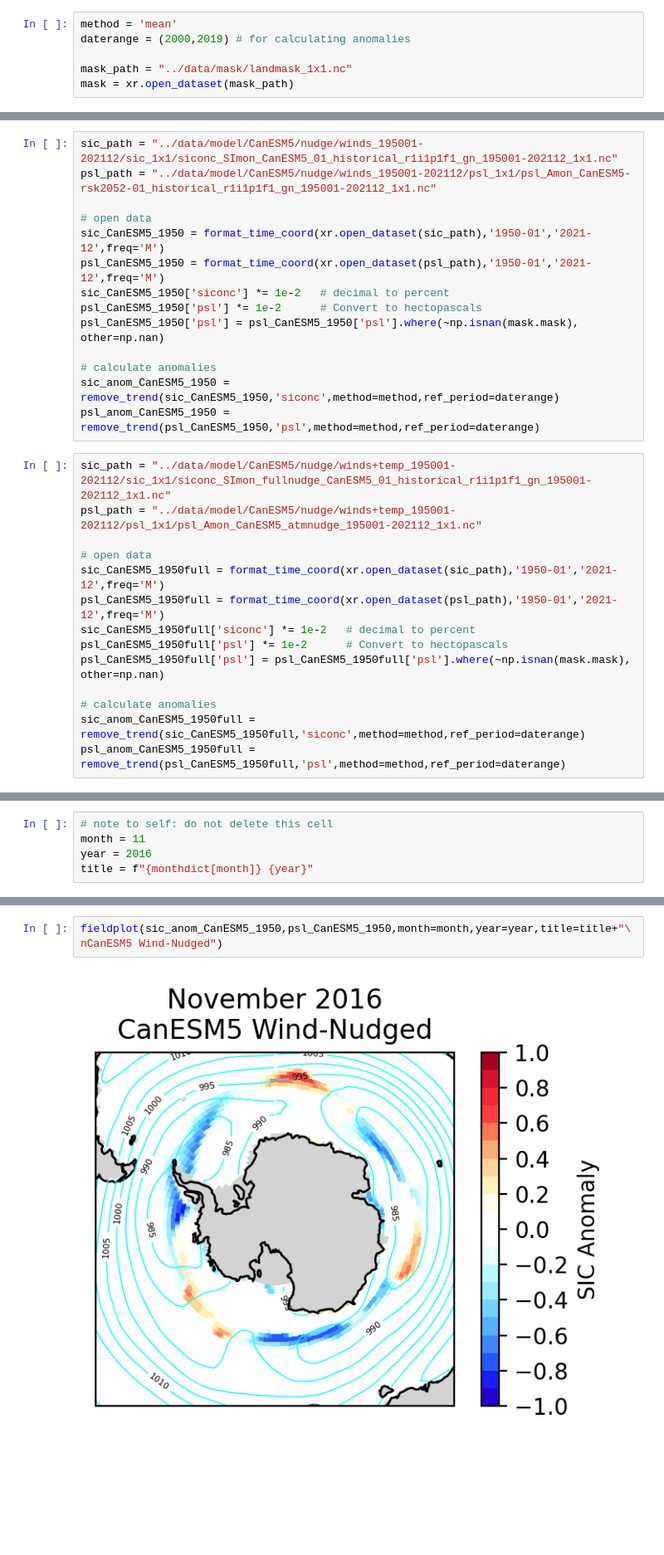
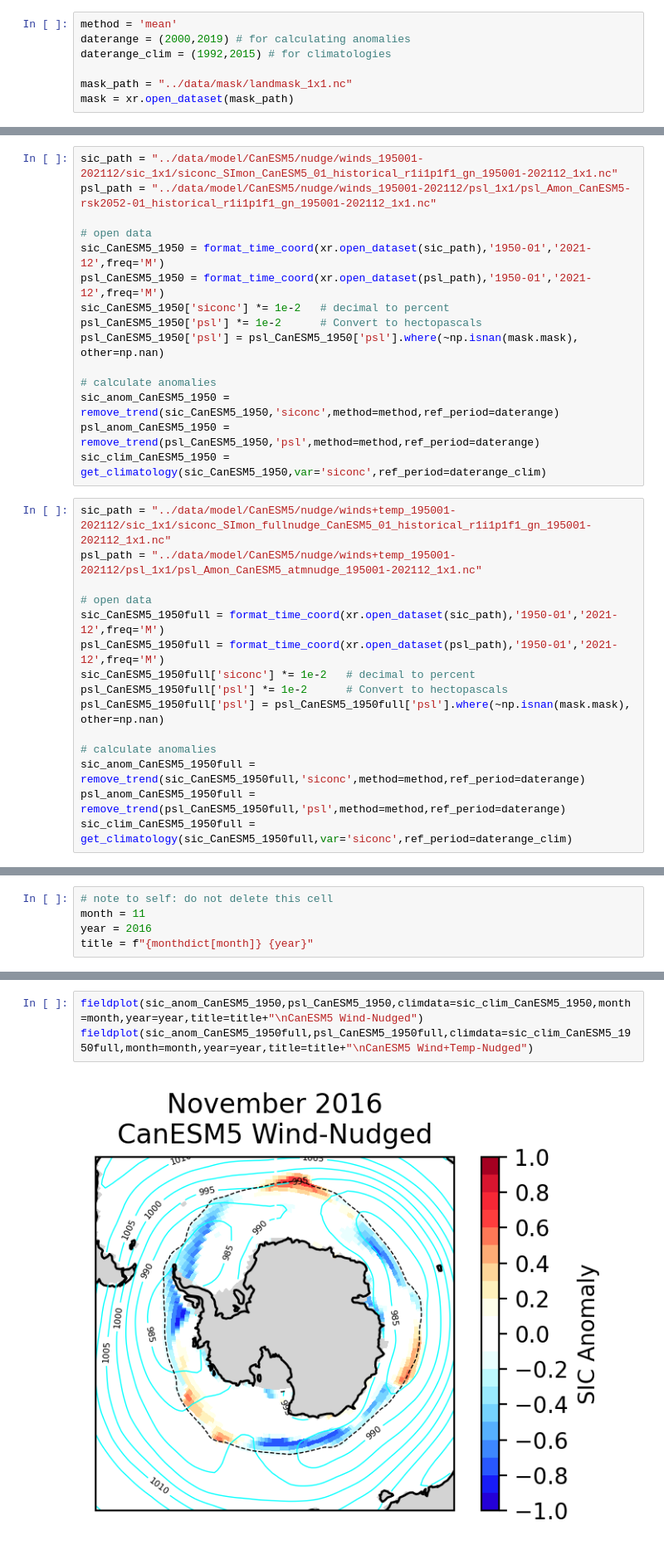
Before and after one commit to bobby-payne/icepack, a Jupyter notebook: Spatial Plots.ipynb, the cells around one changed output, grey strips where cells are left out. Shown at 83% size. Drawn from its saved outputs; the diff is of its cells as text; blank space fills up the shorter version.

```diff
--- a/Spatial Plots.ipynb
+++ b/Spatial Plots.ipynb
@@ -28,6 +28,7 @@ monthdict = {1:'January',2:'February',3:'March',4:'April',5:'May',6:'June',
 # %%
 method = 'mean'
 daterange = (2000,2019) # for calculating anomalies
+daterange_clim = (1992,2015) # for climatologies
 
 mask_path = "../data/mask/landmask_1x1.nc"
 mask = xr.open_dataset(mask_path)
@@ -58,6 +60,7 @@ psl_CanESM5_1950['psl'] = psl_CanESM5_1950['psl'].where(~np.isnan(mask.mask), ot
 # calculate anomalies
 sic_anom_CanESM5_1950 = remove_trend(sic_CanESM5_1950,'siconc',method=method,ref_period=daterange)
 psl_anom_CanESM5_1950 = remove_trend(psl_CanESM5_1950,'psl',method=method,ref_period=daterange)
+sic_clim_CanESM5_1950 = get_climatology(sic_CanESM5_1950,var='siconc',ref_period=daterange_clim)
 # %%
 sic_path = "../data/model/CanESM5/nudge/winds+temp_195001-202112/sic_1x1/siconc_SImon_fullnudge_CanESM5_01_historical_r1i1p1f1_gn_195001-202112_1x1.nc"
 psl_path = "../data/model/CanESM5/nudge/winds+temp_195001-202112/psl_1x1/psl_Amon_CanESM5_atmnudge_195001-202112_1x1.nc"
@@ -72,6 +75,7 @@ psl_CanESM5_1950full['psl'] = psl_CanESM5_1950full['psl'].where(~np.isnan(mask.m
 # calculate anomalies
 sic_anom_CanESM5_1950full = remove_trend(sic_CanESM5_1950full,'siconc',method=method,ref_period=daterange)
 psl_anom_CanESM5_1950full = remove_trend(psl_CanESM5_1950full,'psl',method=method,ref_period=daterange)
+sic_clim_CanESM5_1950full = get_climatology(sic_CanESM5_1950full,var='siconc',ref_period=daterange_clim)
 # %%
 # CELL TAKES ~1-2 MINUTES TO RUN
 
@@ -191,4 +272,5 @@ fieldplot(sic_anom_CanESM5_init[0],psl_ERA5,month=month,year=year,title=title+"\
 # %%
-fieldplot(sic_anom_CanESM5_1950,psl_CanESM5_1950,month=month,year=year,title=title+"\nCanESM5 Wind-Nudged")
+fieldplot(sic_anom_CanESM5_1950,psl_CanESM5_1950,climdata=sic_clim_CanESM5_1950,month=month,year=year,title=title+"\nCanESM5 Wind-Nudged")
+fieldplot(sic_anom_CanESM5_1950full,psl_CanESM5_1950full,climdata=sic_clim_CanESM5_1950full,month=month,year=year,title=title+"\nCanESM5 Wind+Temp-Nudged")
 # %% [output]
-[figure, old version]
+[figure, new version]
```
Also changed, not shown: parts of 12 cells of this notebook.
